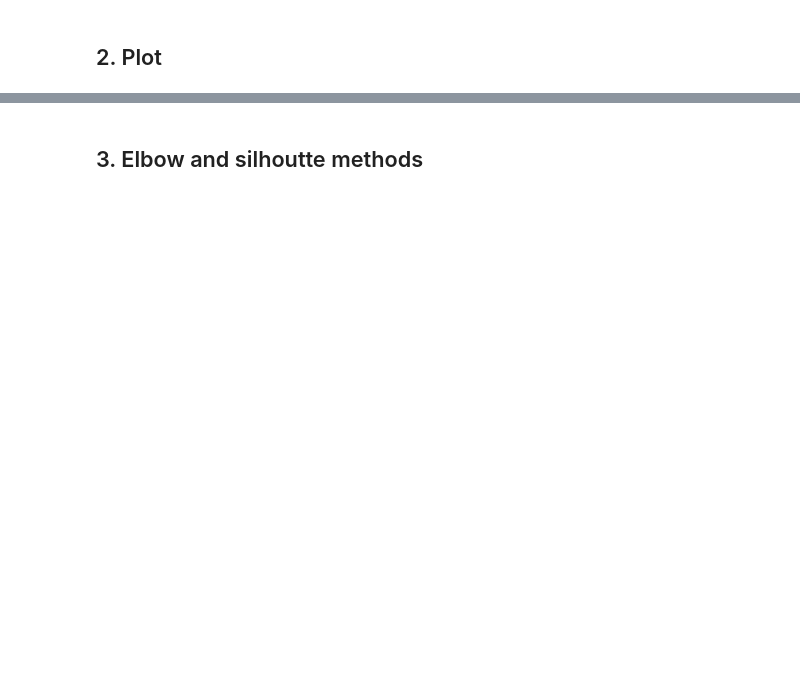
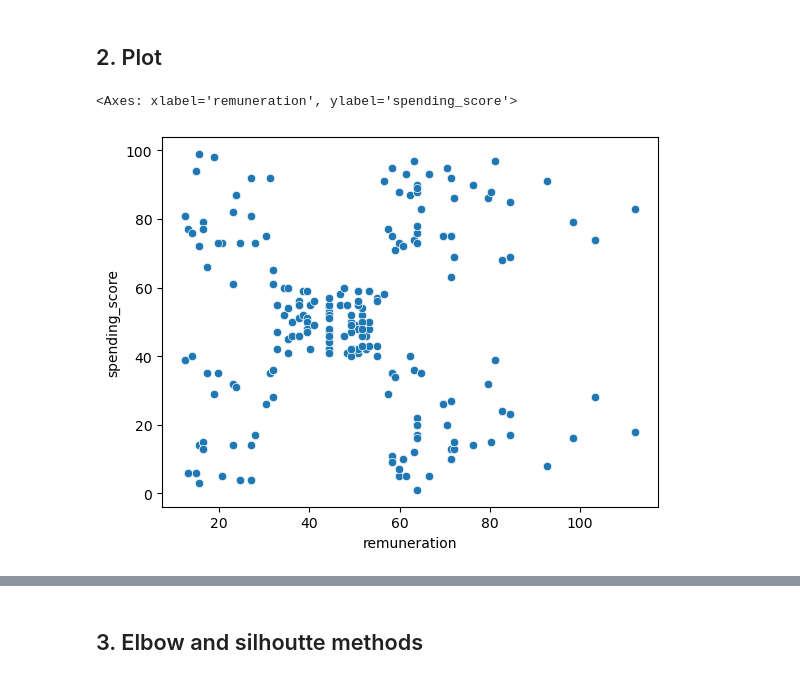
Before and after one commit to Harsh46/Gulati_Harshdeep_DA301_Assignment, a Jupyter notebook: Gulati_Harshdeep_DA301_Assignment_Notebook.ipynb, the cells around one changed output, grey strips where cells are left out. Drawn from its saved outputs; the diff is of its cells as text; code cells hidden in the pictures; blank space fills up the shorter version.

```diff
--- a/Gulati_Harshdeep_DA301_Assignment_Notebook.ipynb
+++ b/Gulati_Harshdeep_DA301_Assignment_Notebook.ipynb
@@ -694,7 +694,9 @@ from scipy.spatial.distance import cdist
 import warnings
 warnings.filterwarnings('ignore')
 # %%
-# Load the CSV file(s) as df2.
-
+# Import new CSV file with Pandas.
+reviews = pd.read_csv('reviews.csv')
 
 # View DataFrame.
+print(reviews.shape)
+reviews.head()
@@ -701,5 +711,6 @@ warnings.filterwarnings('ignore')
 # %%
 # Drop unnecessary columns.
-
+df2 = reviews[['remuneration', 'spending_score']]
 
 # View DataFrame.
+df2.head()
@@ -711,5 +751,11 @@ warnings.filterwarnings('ignore')
 ## 2. Plot
 # %%
 # Create a scatterplot with Seaborn.
+sns.scatterplot(x='remuneration',
+                y='spending_score',
+                data=df2)
+# %% [output]
+<Axes: xlabel='remuneration', ylabel='spending_score'>
+[figure, added]
 # %%
 # Create a pairplot with Seaborn.
```
Also changed, not shown: parts of 32 cells of this notebook.
